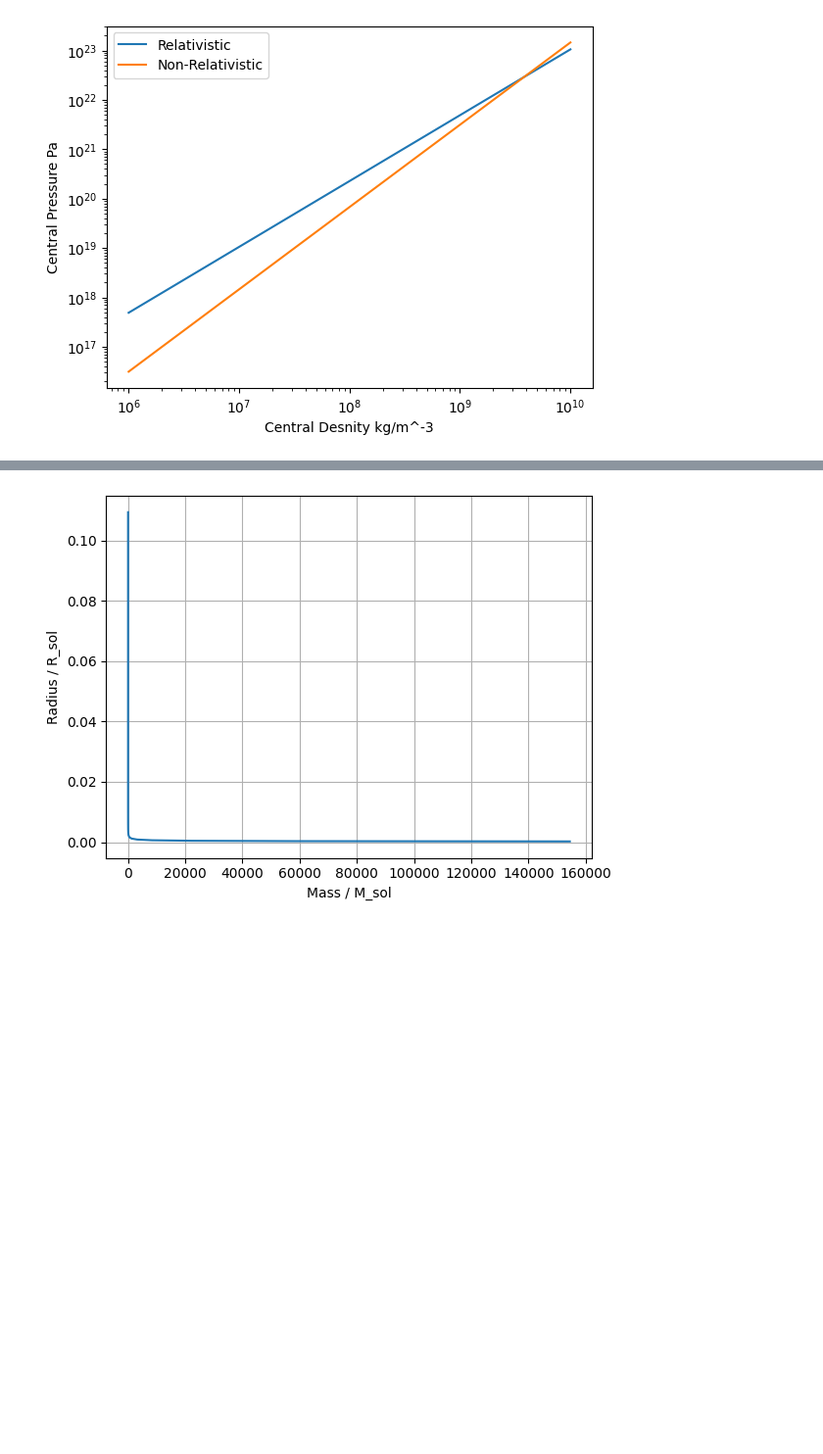
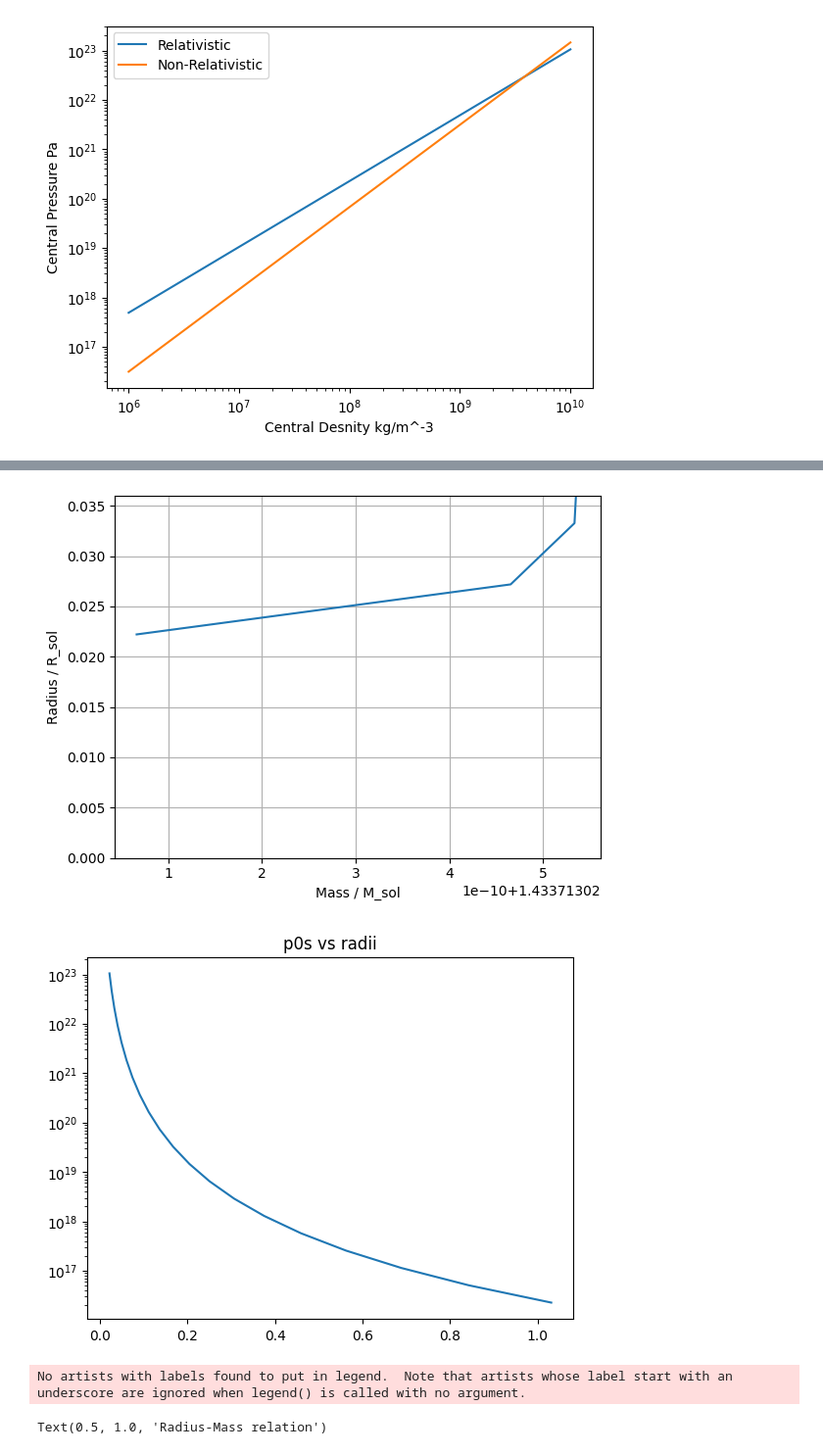
Before and after one commit to davidboam/computing_project, a Jupyter notebook: eos2.ipynb, the cells around one changed output, grey strips where cells are left out. Shown at 98% size. Cells and saved outputs as stored; diff of their text form; code cells hidden in the pictures; blank space fills up the shorter version.

Commit message:
Saving before starting today

```diff
--- a/eos2.ipynb
+++ b/eos2.ipynb
@@ -23,14 +23,14 @@ m_n = 1.67e-27 #Neutron mass in kg
 # %%
 def K_NR():
     """Inverse EOS to get density from pressure for non-relativistic case"""
-    return (hbar**2  / (15 * np.pi**2 * m_e) * (3 * np.pi**2 / (a_z * m_n * c**2))**(5/3))
+    return (hbar**2  * (3 * np.pi**2 / (a_z * m_n * c**2))**(5/3)) / (15 * np.pi**2 * m_e)
 
 def K_R():
     """Inverse EOS to get density from pressure for relativistic case"""
     return (hbar* c)/ (12 * np.pi**2)  * (3 * np.pi**2 / (a_z * m_n * c**2))**(4/3)
 
 
-def calc_rho(P,K):
+def rho_from_pressure(P,K):
     if K == K_NR:
         n = 5/3
     else:
@@ -41,10 +41,11 @@ def calc_rho(P,K):
     else:
         return (P/K())**(1/n) / c**2
 
-def calc_p(rho, K):
+def calc_p0(rho_0, K):
     if K == K_NR:
         n = 5/3
-        return K() * (rho * c**2)**(n)
     else:
         n=4/3
-        return K() * (rho * c)**(2*n)
+
+
+    return K() * (rho_0 * c**2)**(n)
@@ -195,25 +245,43 @@ print(total_mass_R/M_sun)
 # %%
 ####Multiple Star
 
 def plot_mass_radius_relation(rho_0s,K):
 
     radii = []
     masses = []
+    p0s = []
 
     for rho_0 in rho_0s:
-        p0 = calc_p(rho_0,K)
+        p0 = calc_p0(rho_0,K)
         radius, pressure, mass = integrate_star(p0,K)
-        radii.append(radius[-1]/R_sun)
+
+        threshold = 1e-1
+        radius_below_threshold = next(r for r, p in zip(radius, pressure) if p < threshold)
+        radii.append(radius_below_threshold / R_sun)
+
         masses.append(mass[-1]/M_sun)
+        p0s.append(p0)
 
-    plt.plot(masses,radii)
+    plt.plot(masses,radii, label=K.__name__)
     plt.ylabel("Radius / R_sol")
     plt.xlabel("Mass / M_sol")
-    #plt.ylim(0,0.036)
+
+    plt.ylim(0,0.036)
     plt.grid()
+    plt.show()
+
+    plt.plot(radii,p0s)
+    plt.title("p0s vs radii")
+    plt.yscale("log")
+    plt.show()
 
 
-plot_mass_radius_relation(np.logspace(4,20,20),K_NR)
-#plot_mass_radius_relation(np.logspace(7,15,20),K_R)
+#plot_mass_radius_relation(np.logspace(7,10,20),K_NR)
+plot_mass_radius_relation(np.logspace(5,10,20),K_R)
+plt.legend()
+plt.title("Radius-Mass relation")
 # %% [output]
-[figure, old version]
+[figure, new version]
+[figure, added]
+No artists with labels found to put in legend.  Note that artists whose label start with an underscore are ignored when legend() is called with no argument.
+Text(0.5, 1.0, 'Radius-Mass relation')
```
Also changed, not shown: parts of 8 cells of this notebook, 1 other file.
